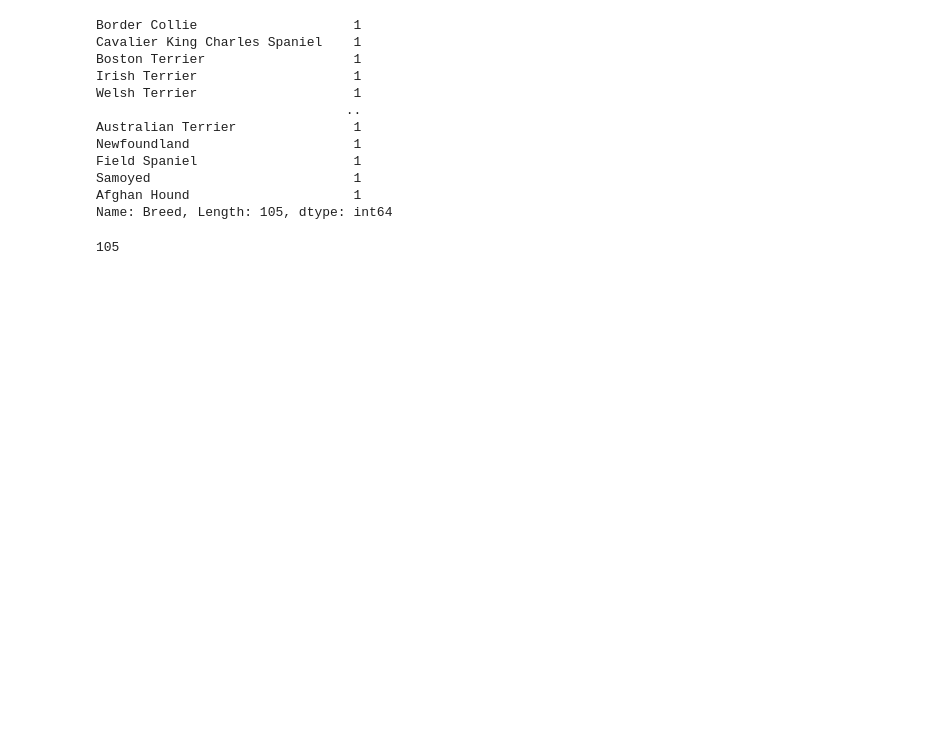
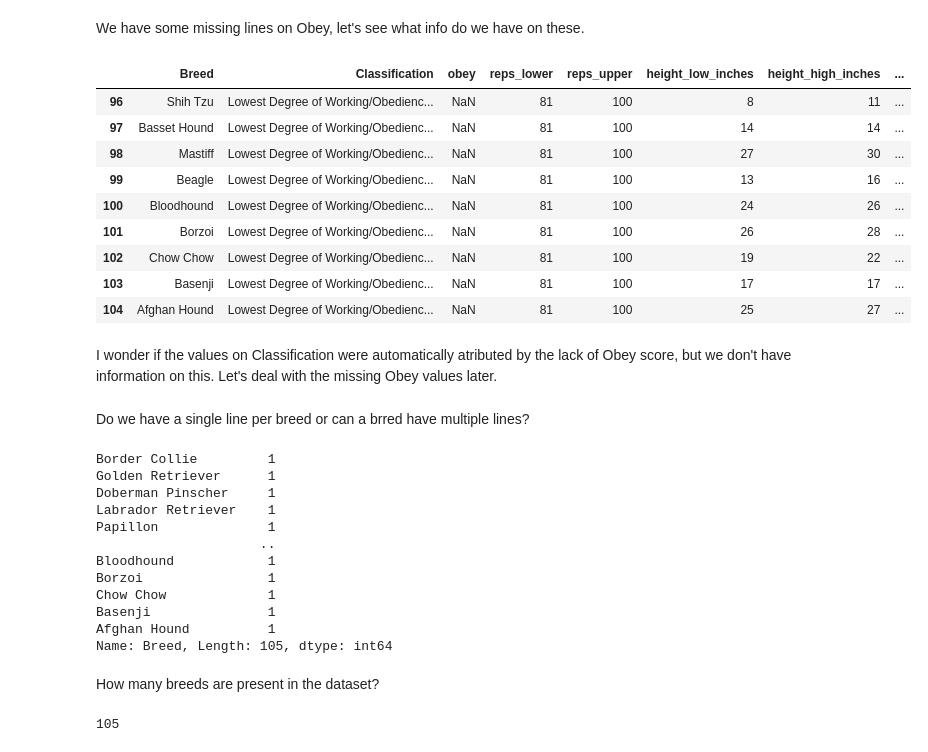
Before and after one commit to hugotorres22/data-analysis, a Jupyter notebook: Dogs Size vs Inteligence/MainAnalysis.ipynb, the cells around one changed output. Saved outputs shown, nothing was run; the diff lists cells and outputs as text; code cells hidden in the pictures; blank space fills up the shorter version.

```diff
--- a/Dogs Size vs Inteligence/MainAnalysis.ipynb
+++ b/Dogs Size vs Inteligence/MainAnalysis.ipynb
@@ -47,18 +62,39 @@ whole_info.head()
+# %% [markdown]
+We have some missing lines on Obey, let's see what info do we have on these.
+# %%
+whole_info[whole_info['obey'].isna()]
+# %% [output]
+|  | Breed | Classification | obey | reps_lower | reps_upper | height_low_inches | height_high_inches | ... |
+| 96 | Shih Tzu | Lowest Degree of Working/Obedienc... | NaN | 81 | 100 | 8 | 11 | ... |
+| 97 | Basset Hound | Lowest Degree of Working/Obedienc... | NaN | 81 | 100 | 14 | 14 | ... |
+| 98 | Mastiff | Lowest Degree of Working/Obedienc... | NaN | 81 | 100 | 27 | 30 | ... |
+| 99 | Beagle | Lowest Degree of Working/Obedienc... | NaN | 81 | 100 | 13 | 16 | ... |
+| 100 | Bloodhound | Lowest Degree of Working/Obedienc... | NaN | 81 | 100 | 24 | 26 | ... |
+| 101 | Borzoi | Lowest Degree of Working/Obedienc... | NaN | 81 | 100 | 26 | 28 | ... |
+| 102 | Chow Chow | Lowest Degree of Working/Obedienc... | NaN | 81 | 100 | 19 | 22 | ... |
+| 103 | Basenji | Lowest Degree of Working/Obedienc... | NaN | 81 | 100 | 17 | 17 | ... |
+| 104 | Afghan Hound | Lowest Degree of Working/Obedienc... | NaN | 81 | 100 | 25 | 27 | ... |
+# %% [markdown]
+I wonder if the values on Classification were automatically atributed by the lack of Obey score, but we don't have information on this. Let's deal with the missing Obey values later.
+# %% [markdown]
+Do we have a single line per breed or can a brred have multiple lines?
 # %%
-whole_info['Breed'].value_counts()
+whole_info['Breed'].value_counts().sort_values(ascending=False)
 # %% [output]
-Border Collie                    1
-Cavalier King Charles Spaniel    1
-Boston Terrier                   1
-Irish Terrier                    1
-Welsh Terrier                    1
-                                ..
-Australian Terrier               1
-Newfoundland                     1
-Field Spaniel                    1
-Samoyed                          1
-Afghan Hound                     1
+Border Collie         1
+Golden Retriever      1
+Doberman Pinscher     1
+Labrador Retriever    1
+Papillon              1
+                     ..
+Bloodhound            1
+Borzoi                1
+Chow Chow             1
+Basenji               1
+Afghan Hound          1
 Name: Breed, Length: 105, dtype: int64
+# %% [markdown]
+How many breeds are present in the dataset?
 # %%
 whole_info['Breed'].count()
 # %% [output]
```
Also changed, not shown: parts of 35 cells of this notebook.
